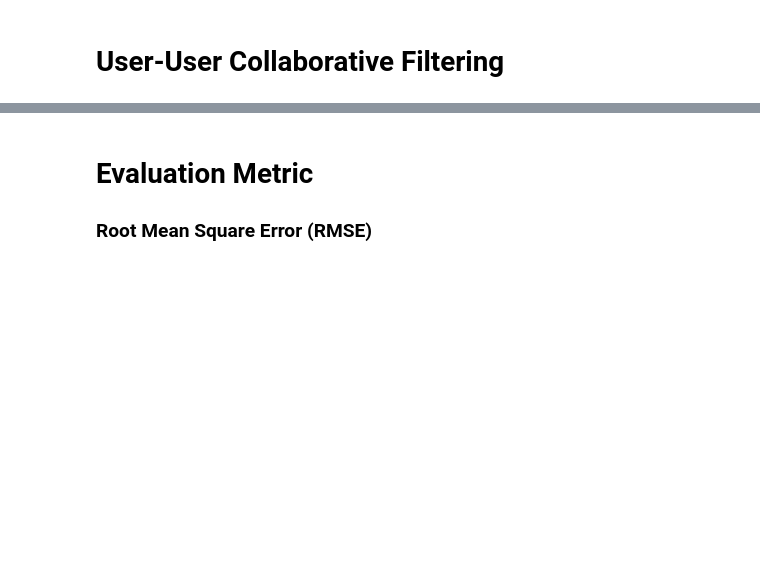
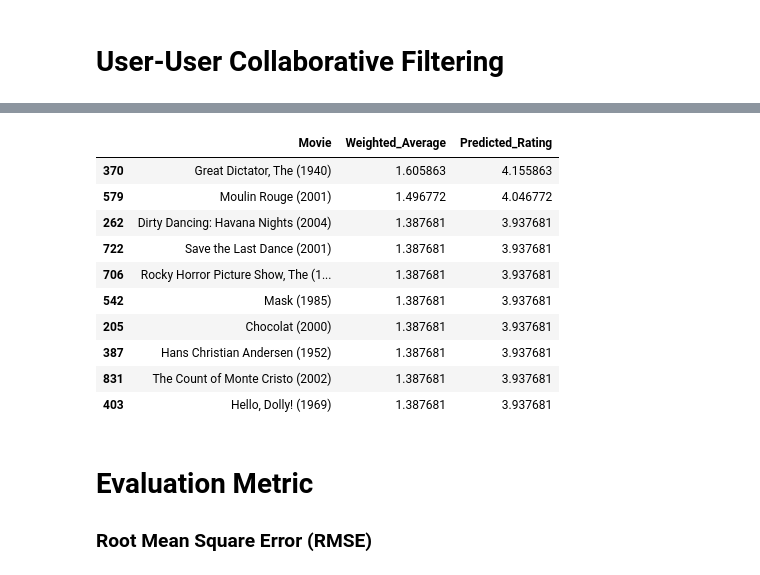
Before and after one commit to zhikaichen99/RecommenderSystems, a Jupyter notebook: collaborative-filtering.ipynb, the cells around one changed output, grey strips where cells are left out. Cells and saved outputs as stored; diff of their text form; code cells hidden in the pictures; blank space fills up the shorter version.

```diff
--- a/collaborative-filtering.ipynb
+++ b/collaborative-filtering.ipynb
@@ -133,0 +173,2 @@ def pearson_similarity(user1, user2):
+# %%
+watched = userRatings_centered[userRatings_centered.index == user_id].dropna(axis = 1, how = 'all')
@@ -133,0 +181,3 @@ def pearson_similarity(user1, user2):
+# %%
+similar_watched = userRatings_centered[userRatings_centered.index.isin(top_k_users.index)].dropna(axis = 1, how = 'all')
+similar_watched.head()
@@ -133,0 +195,3 @@ def pearson_similarity(user1, user2):
+# %%
+similar_watched.drop(watched.columns, axis = 1, inplace = True, errors = 'ignore')
+similar_watched.head()
@@ -133,0 +219,20 @@ def pearson_similarity(user1, user2):
+# %%
+# This is the weighted average
+
+similar_user_movies = similar_watched.columns.values.tolist()
+score = {}
+for i in similar_user_movies:
+    movie = similar_watched[i]
+    weighted_rating = 0
+    user_similarity = 0
+    for user in movie.index:
+        similar_user_rating = float(movie.loc[user])
+        similar_user_score = float(top_k_users.loc[user])
+        if pd.isna(similar_user_rating) == False:
+            weighted_rating = weighted_rating + similar_user_rating*similar_user_score
+            user_similarity = user_similarity + similar_user_score
+    rating = weighted_rating/user_similarity
+    score.update({i:rating})
+
+rankings = pd.DataFrame({'Movie': score.keys(), 'Weighted_Average': score.values()})
+rankings.sort_values('Weighted_Average', ascending = False)[:10]
@@ -134,3 +263,19 @@ def pearson_similarity(user1, user2):
+# %%
+avg_rating = userRatings[userRatings.index == user_id].T.mean()[user_id]
+rankings['Predicted_Rating'] = rankings['Weighted_Average'] + avg_rating
+rankings.sort_values('Weighted_Average', ascending = False)[:10]
+# %% [output]
+|  | Movie | Weighted_Average | Predicted_Rating |
+| 370 | Great Dictator, The (1940) | 1.605863 | 4.155863 |
+| 579 | Moulin Rouge (2001) | 1.496772 | 4.046772 |
+| 262 | Dirty Dancing: Havana Nights (2004) | 1.387681 | 3.937681 |
+| 722 | Save the Last Dance (2001) | 1.387681 | 3.937681 |
+| 706 | Rocky Horror Picture Show, The (1... | 1.387681 | 3.937681 |
+| 542 | Mask (1985) | 1.387681 | 3.937681 |
+| 205 | Chocolat (2000) | 1.387681 | 3.937681 |
+| 387 | Hans Christian Andersen (1952) | 1.387681 | 3.937681 |
+| 831 | The Count of Monte Cristo (2002) | 1.387681 | 3.937681 |
+| 403 | Hello, Dolly! (1969) | 1.387681 | 3.937681 |
 # %% [markdown]
 # Evaluation Metric
 
```
Also changed, not shown: parts of 18 cells of this notebook.
